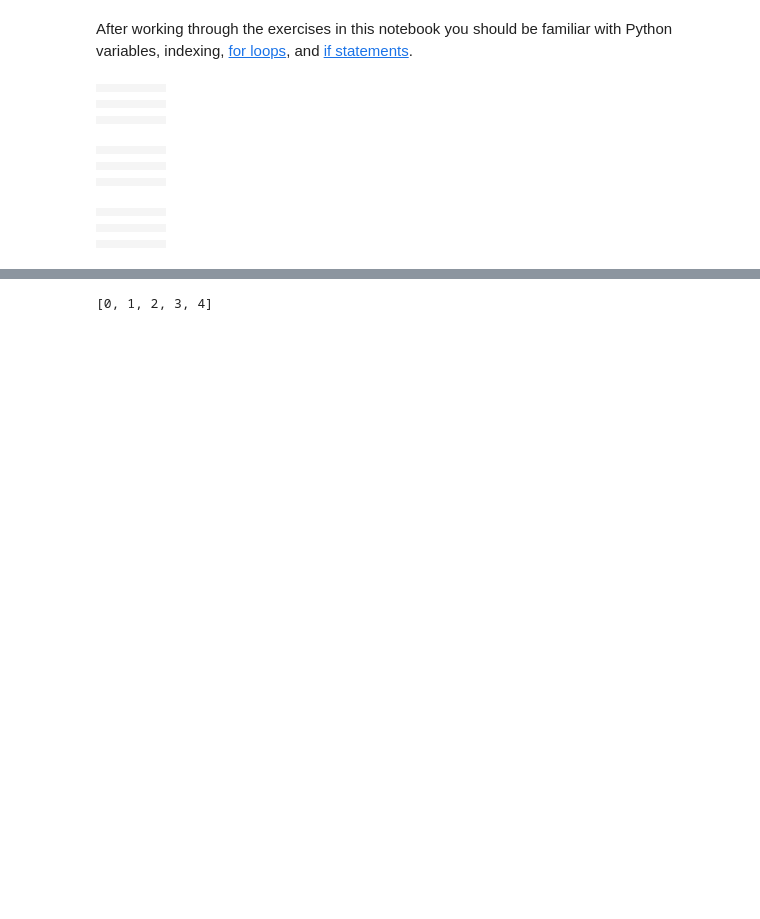
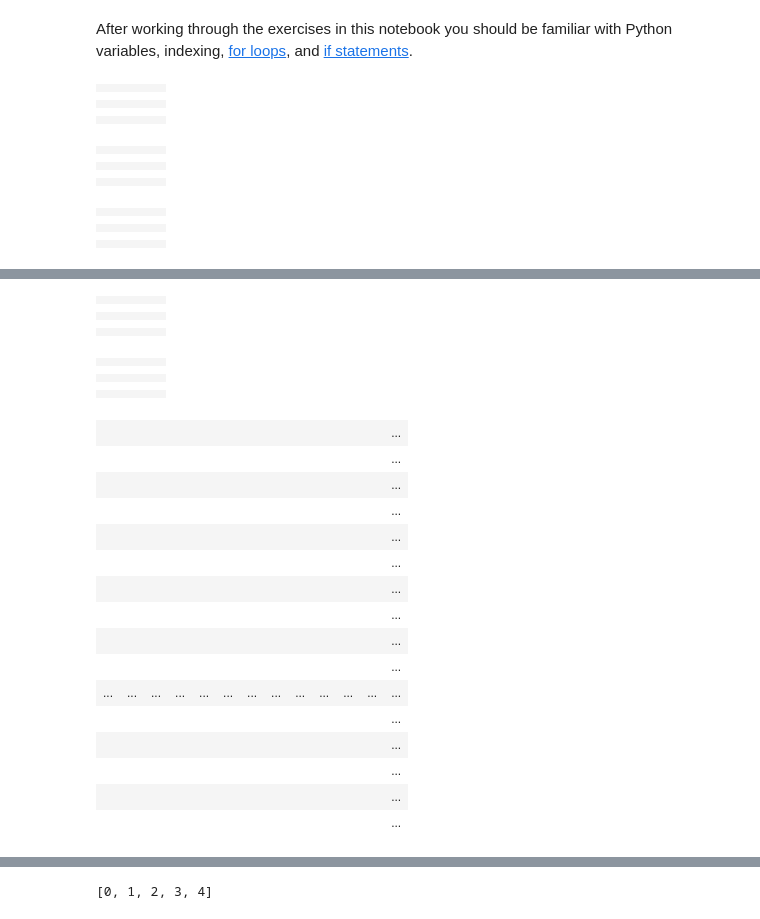
Before and after one commit to import-graf/PythonVisualJupyterTutorial, a Jupyter notebook: Playing with Blocks.ipynb, the cells around one changed output, grey strips where cells are left out. Saved outputs shown, nothing was run; the diff lists cells and outputs as text; code cells hidden in the pictures; blank space fills up the shorter version.

```diff
--- a/Playing with Blocks.ipynb
+++ b/Playing with Blocks.ipynb
@@ -43,0 +56,70 @@ grid
+# %%
+grid = BlockGrid(5,5)
+for x in range(5):
+    for y in range(5):
+        if y == 1:
+            grid[x,y] = (255,0,0)
+        elif y == 2:
+            grid[x,y] = (0,255,0)
+        elif y == 3:
+            grid[x,y] = (0,0,255)
+        else:
+            grid[x,y] = (255,215,0)
+        if x == 0 or x == 4:
+            grid[x,y] = (0,0,0)
+grid
+# %% [output]
+|  |  |  |  |  |
+|  |  |  |  |  |
+|  |  |  |  |  |
+|  |  |  |  |  |
+|  |  |  |  |  |
+# %%
+grid = BlockGrid(5,5)
+for x in range(5):
+    for y in range(5):
+        if y == 1:
+            grid[x,y] = (255,0,0)
+        elif y == 2:
+            grid[x,y] = (0,255,0)
+        elif y == 3:
+            grid[x,y] = (0,0,255)
+        else:
+            grid[x,y] = (255,215,0)
+        if x == 0 or x == 4:
+            grid[x,y] = (0,0,0)
+        if y == 3 and grid[x,y].rgb == (0,0,0):
+            grid[x,y] = (0,0,255)
+grid
+# %% [output]
+|  |  |  |  |  |
+|  |  |  |  |  |
+|  |  |  |  |  |
+|  |  |  |  |  |
+|  |  |  |  |  |
+# %%
+grid = BlockGrid(20,20)
+for x in range(20):
+    for y in range(20):
+        if x == 2 or x == 9 or x == 17:
+            grid[x,y] = (255,215,0)
+
+
+grid
+# %% [output]
+|  |  |  |  |  |  |  |  |  |  |  |  | ... |
+|  |  |  |  |  |  |  |  |  |  |  |  | ... |
+|  |  |  |  |  |  |  |  |  |  |  |  | ... |
+|  |  |  |  |  |  |  |  |  |  |  |  | ... |
+|  |  |  |  |  |  |  |  |  |  |  |  | ... |
+|  |  |  |  |  |  |  |  |  |  |  |  | ... |
+|  |  |  |  |  |  |  |  |  |  |  |  | ... |
+|  |  |  |  |  |  |  |  |  |  |  |  | ... |
+|  |  |  |  |  |  |  |  |  |  |  |  | ... |
+|  |  |  |  |  |  |  |  |  |  |  |  | ... |
+| ... | ... | ... | ... | ... | ... | ... | ... | ... | ... | ... | ... | ... |
+|  |  |  |  |  |  |  |  |  |  |  |  | ... |
+|  |  |  |  |  |  |  |  |  |  |  |  | ... |
+|  |  |  |  |  |  |  |  |  |  |  |  | ... |
+|  |  |  |  |  |  |  |  |  |  |  |  | ... |
+|  |  |  |  |  |  |  |  |  |  |  |  | ... |
```
Also changed, not shown: parts of 4 cells of this notebook.
